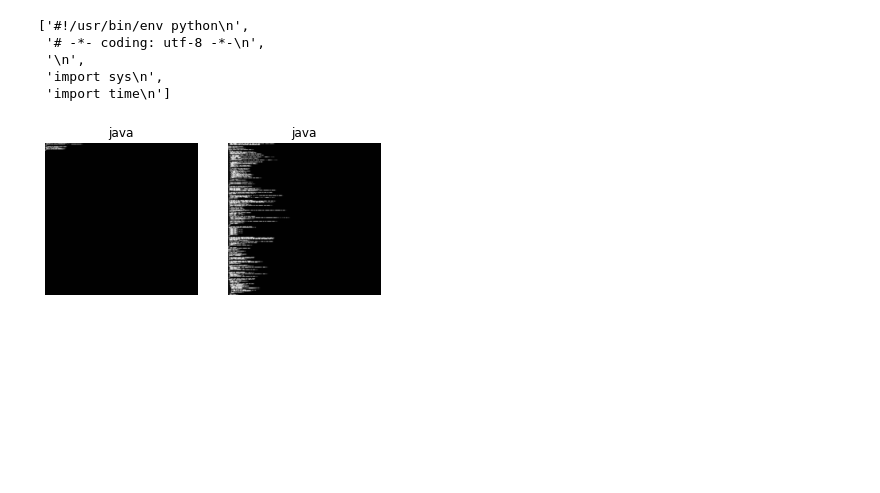
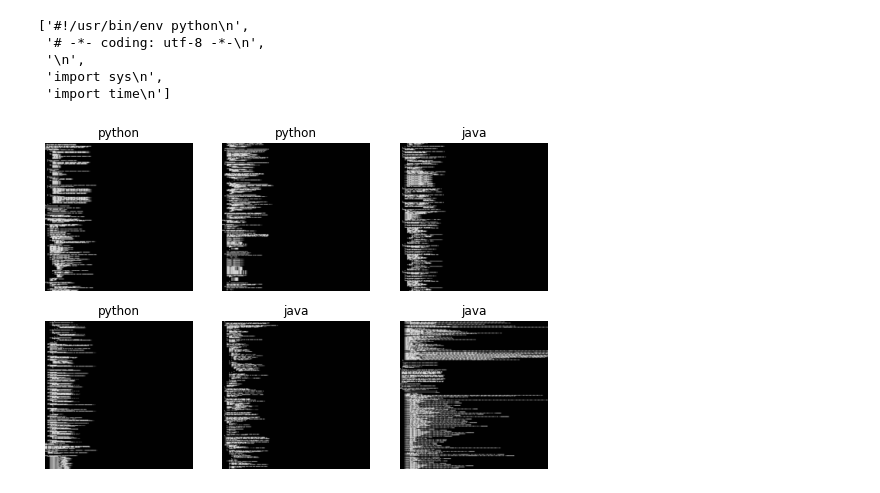
Before and after one commit to adamschmideg/fastai-learn, a Jupyter notebook: my-birds.ipynb, the cells around one changed output. Saved outputs shown, nothing was run; the diff lists cells and outputs as text; code cells hidden in the pictures; blank space fills up the shorter version.

```diff
--- a/my-birds.ipynb
+++ b/my-birds.ipynb
@@ -127,12 +131,12 @@ download_zip_and_convert_lines_to_images(java_zip_url, 'java.zip', '.java', path
 # %%
 dls = DataBlock(
     blocks=(ImageBlock, CategoryBlock),
     get_items=get_image_files,
     splitter=RandomSplitter(valid_pct=0.2, seed=42),
     get_y=parent_label,
     item_tfms=[Resize(192, method='squish')]
-).dataloaders(path, bs=2)
+).dataloaders(path, bs=64)
 
 dls.show_batch(max_n=6)
 # %% [output]
-[figure, old version]
+[figure, new version]
```
Also changed, not shown: parts of 1 cell of this notebook.
